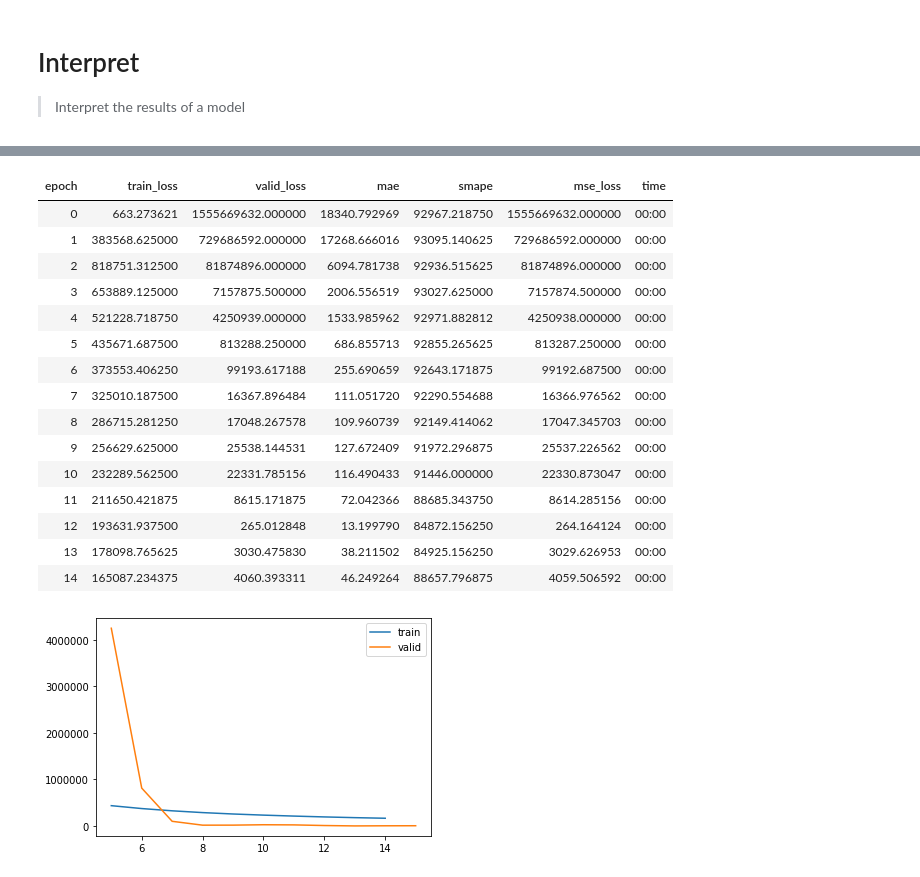
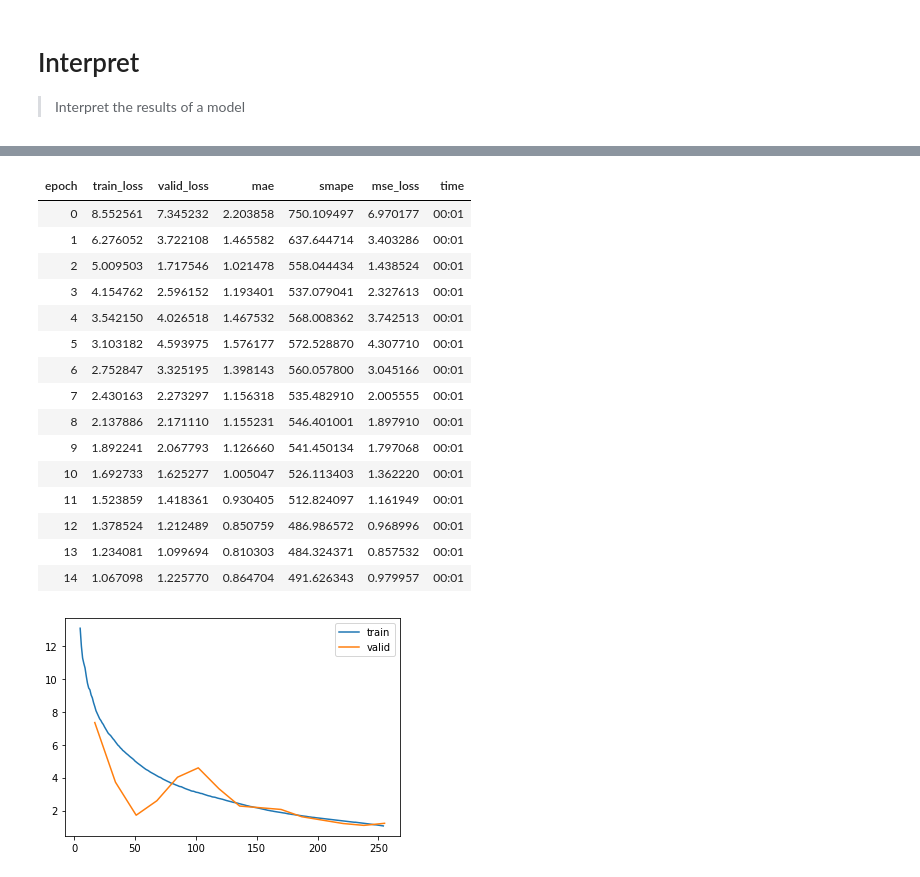
Before and after one commit to takotab/fastseq, a Jupyter notebook: nbs/07_interpret.ipynb, the cells around one changed output, grey strips where cells are left out. Saved outputs shown, nothing was run; the diff lists cells and outputs as text; code cells hidden in the pictures.

```diff
--- a/nbs/07_interpret.ipynb
+++ b/nbs/07_interpret.ipynb
@@ -16,7 +16,7 @@ from fastseq.data.external import *
 from fastai2.basics import *
 from fastseq.models.nbeats import *
 # %%
-items = dummy_data_generator(25, 10, nrows=100)
+items = dummy_data_generator(40, 10, nrows=100)
 dbunch = TSDataBunch.from_items(items, horizon = 5)
 dbunch.show_batch(max_n=6)
 # %% [output]
@@ -35,24 +32,24 @@ learn.lr_find()
 # %%
-learn.fit(15, .1)
+learn.fit(15, 1e-3)
 learn.recorder.plot_loss()
 # %% [output]
 | epoch | train_loss | valid_loss | mae | smape | mse_loss | time |
-| 0 | 663.273621 | 1555669632.000000 | 18340.792969 | 92967.218750 | 1555669632.000000 | 00:00 |
-| 1 | 383568.625000 | 729686592.000000 | 17268.666016 | 93095.140625 | 729686592.000000 | 00:00 |
-| 2 | 818751.312500 | 81874896.000000 | 6094.781738 | 92936.515625 | 81874896.000000 | 00:00 |
-| 3 | 653889.125000 | 7157875.500000 | 2006.556519 | 93027.625000 | 7157874.500000 | 00:00 |
-| 4 | 521228.718750 | 4250939.000000 | 1533.985962 | 92971.882812 | 4250938.000000 | 00:00 |
-| 5 | 435671.687500 | 813288.250000 | 686.855713 | 92855.265625 | 813287.250000 | 00:00 |
-| 6 | 373553.406250 | 99193.617188 | 255.690659 | 92643.171875 | 99192.687500 | 00:00 |
-| 7 | 325010.187500 | 16367.896484 | 111.051720 | 92290.554688 | 16366.976562 | 00:00 |
-| 8 | 286715.281250 | 17048.267578 | 109.960739 | 92149.414062 | 17047.345703 | 00:00 |
-| 9 | 256629.625000 | 25538.144531 | 127.672409 | 91972.296875 | 25537.226562 | 00:00 |
-| 10 | 232289.562500 | 22331.785156 | 116.490433 | 91446.000000 | 22330.873047 | 00:00 |
-| 11 | 211650.421875 | 8615.171875 | 72.042366 | 88685.343750 | 8614.285156 | 00:00 |
-| 12 | 193631.937500 | 265.012848 | 13.199790 | 84872.156250 | 264.164124 | 00:00 |
-| 13 | 178098.765625 | 3030.475830 | 38.211502 | 84925.156250 | 3029.626953 | 00:00 |
-| 14 | 165087.234375 | 4060.393311 | 46.249264 | 88657.796875 | 4059.506592 | 00:00 |
+| 0 | 8.552561 | 7.345232 | 2.203858 | 750.109497 | 6.970177 | 00:01 |
+| 1 | 6.276052 | 3.722108 | 1.465582 | 637.644714 | 3.403286 | 00:01 |
+| 2 | 5.009503 | 1.717546 | 1.021478 | 558.044434 | 1.438524 | 00:01 |
+| 3 | 4.154762 | 2.596152 | 1.193401 | 537.079041 | 2.327613 | 00:01 |
+| 4 | 3.542150 | 4.026518 | 1.467532 | 568.008362 | 3.742513 | 00:01 |
+| 5 | 3.103182 | 4.593975 | 1.576177 | 572.528870 | 4.307710 | 00:01 |
+| 6 | 2.752847 | 3.325195 | 1.398143 | 560.057800 | 3.045166 | 00:01 |
+| 7 | 2.430163 | 2.273297 | 1.156318 | 535.482910 | 2.005555 | 00:01 |
+| 8 | 2.137886 | 2.171110 | 1.155231 | 546.401001 | 1.897910 | 00:01 |
+| 9 | 1.892241 | 2.067793 | 1.126660 | 541.450134 | 1.797068 | 00:01 |
+| 10 | 1.692733 | 1.625277 | 1.005047 | 526.113403 | 1.362220 | 00:01 |
+| 11 | 1.523859 | 1.418361 | 0.930405 | 512.824097 | 1.161949 | 00:01 |
+| 12 | 1.378524 | 1.212489 | 0.850759 | 486.986572 | 0.968996 | 00:01 |
+| 13 | 1.234081 | 1.099694 | 0.810303 | 484.324371 | 0.857532 | 00:01 |
+| 14 | 1.067098 | 1.225770 | 0.864704 | 491.626343 | 0.979957 | 00:01 |
-[figure, old version]
+[figure, new version]
 # %%
 learn.show_results(max_n=9)
 # %% [output]
```
Also changed, not shown: parts of 11 cells of this notebook, 5 other files.
